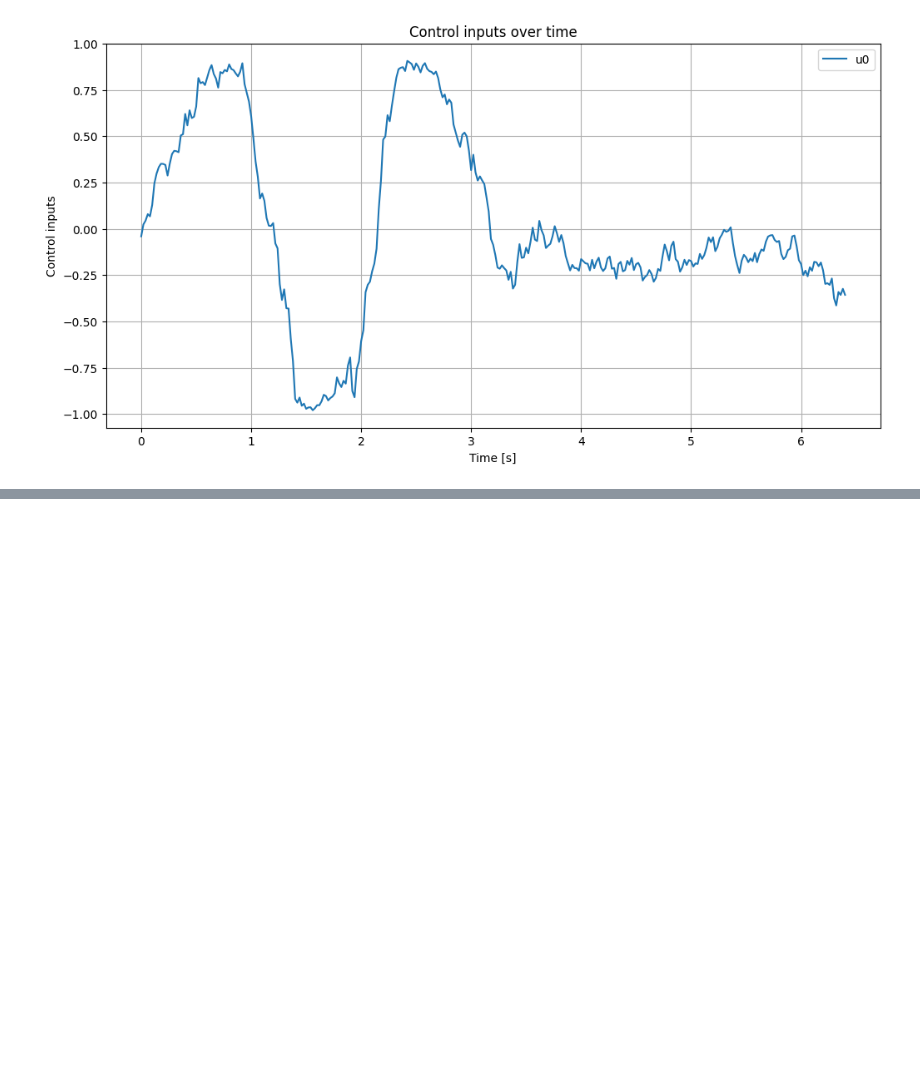
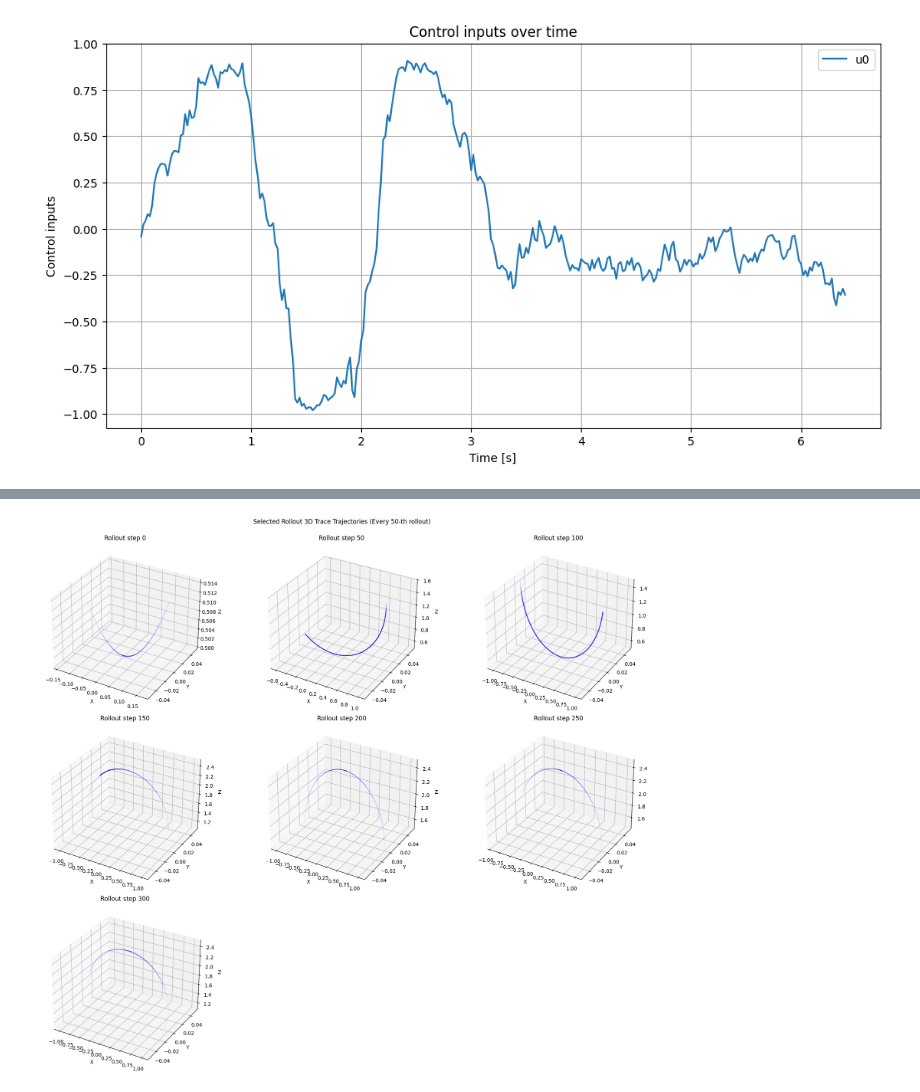
Before and after one commit to alinjar1996/hydrax, a Jupyter notebook: data_analysis/load_hydrax_data.ipynb, the cells around one changed output, grey strips where cells are left out. Saved outputs shown, nothing was run; the diff lists cells and outputs as text; code cells hidden in the pictures; blank space fills up the shorter version.

```diff
--- a/data_analysis/load_hydrax_data.ipynb
+++ b/data_analysis/load_hydrax_data.ipynb
@@ -129,0 +110,44 @@ plt.show()
+# %%
+import numpy as np
+import matplotlib.pyplot as plt
+from mpl_toolkits.mplot3d import Axes3D
+import math
+
+step_interval = 50
+selected_indices = list(range(0, len(rollouts), step_interval))
+num_plots = len(selected_indices)
+plots_per_row = 3
+num_rows = math.ceil(num_plots / plots_per_row)
+
+fig = plt.figure(figsize=(6 * plots_per_row, 5 * num_rows))
+
+for plot_idx, rollout_idx in enumerate(selected_indices):
+    ax = fig.add_subplot(num_rows, plots_per_row, plot_idx + 1, projection="3d")
+
+    rollout_trace = rollouts[rollout_idx]["trace_sites"]  # shape (num_samples, steps, sites, 3)
+    num_samples, steps, sites, _ = rollout_trace.shape
+
+    # Only one site, so take index 0
+    trace_data = rollout_trace[:, :, 0, :]  # (num_samples, steps, 3)
+
+    # Plot all sample traces with high transparency
+    for s in range(num_samples):
+        ax.plot(
+            trace_data[s, :, 0],  # x
+            trace_data[s, :, 1],  # y
+            trace_data[s, :, 2],  # z
+            alpha=0.05,           # increased transparency
+            color="blue"
+        )
+
+    ax.set_title(f"Rollout step {rollout_idx}")
+    ax.set_xlabel("X")
+    ax.set_ylabel("Y")
+    ax.set_zlabel("Z")
+    ax.grid(True)
+
+plt.tight_layout()
+plt.suptitle(f"Selected Rollout 3D Trace Trajectories (Every {step_interval}-th rollout)", y=1.02)
+plt.show()
+# %% [output]
+[figure, added]
```
Also changed, not shown: parts of 5 cells of this notebook.
